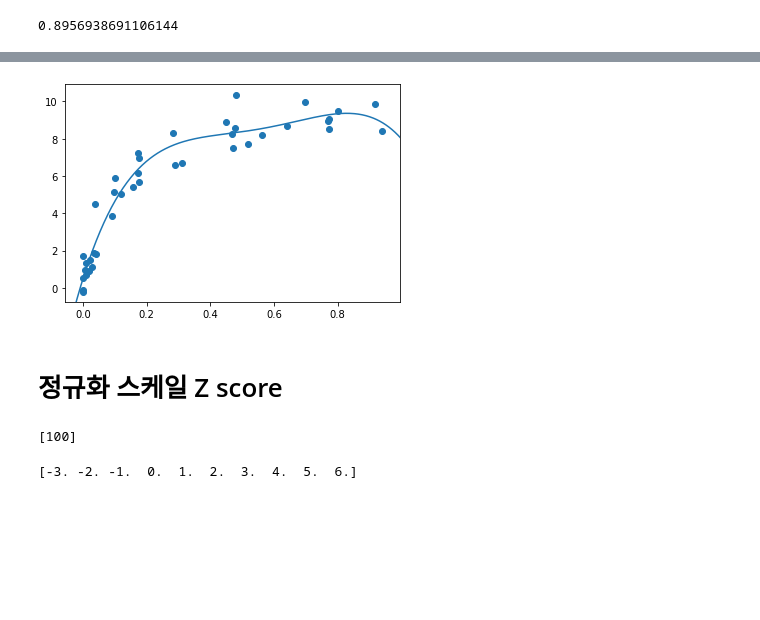
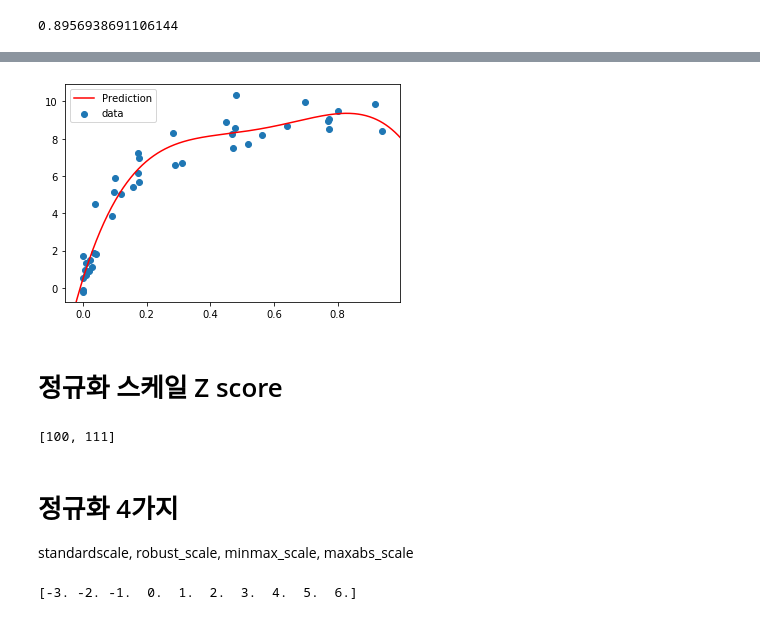
Before and after one commit to GinajiyoungSong/JejuBigDATA-analyst-Training-Course, a Jupyter notebook: python 4주차/2-2 전처리.GridSearCV 최상조합, scaling, 원핫인코더.ipynb, the cells around one changed output, grey strips where cells are left out. Drawn from its saved outputs; the diff is of its cells as text; code cells hidden in the pictures; blank space fills up the shorter version.

```diff
--- a/python 4주차/2-2 원핫인코더.ipynb
+++ b/python 4주차/2-2 전처리.GridSearCV 최상조합, scaling, 원핫인코더.ipynb
@@ -110,29 +116,35 @@ array([[-1.00000000e-01],
 # %%
 import matplotlib.pyplot as plt
-model = grid.best_estimator_
+
 # 위에서 최적의 하이퍼파라미터 값을 넣은 모델
 
 X_test = np.linspace(-0.1, 1.1, 500)[:, None]
 
 #ravel = flat 하게 평평하게 데이터를 만들어라 => 다차원이 1차원으로
-plt.scatter(X.ravel(), y) # y의 차수와 같은 차수로 만들기 위해서
-                          # X.ravel() 을 통해서 다 1차원으로 나눠서 y값을 뽑음
+plt.scatter(X.ravel(), y, label='data') # y의 차수와 같은 차수로 만들기 위해서
+                          # X.ravel() 을 통해서 (1x40) 40차원을 => 1차원으로 y값을 뽑음
 
 lim = plt.axis()
 
-y_test = model.fit(X,y).predict(X_test)
+model = grid.best_estimator_
 # 최상의 모델에 fitting 해서 방정식 만들어서 predict
-plt.plot(X_test.ravel(), y_test);
+
+       # X 는 40차원, 곡선그래프
+y_test = model.fit(X,y).predict(X_test)  # X_test 500차원의 값을 예측해라?
+
+
+plt.plot(X_test.ravel(), y_test, 'r-', label='Prediction'); #plot 그릴때는 같은차원으로...
+plt.legend(loc= 'upper left', fontsize=10)
 plt.axis(lim);
 # %% [output]
-[figure, old version]
+[figure, new version]
 # %% [markdown]
 # 정규화 스케일 Z score
 # %%
 import numpy as np
 import pandas as pd
 dataset= [10,12,12,13,12,11,14,13,15,10,10,10,100,12,14,13,
-          12,10,10,11,12,15,12,13,12,11,14,13,15,10,15,12,10,14,13,15,10]
+          12,10,10,11,12,15,12,13,12,111,14,13,15,10,15,12,10,14,13,15,10]
 outliers=[]
 
 def detect_outlier(data_1): # 매개변수
@@ -151,9 +163,12 @@ def detect_outlier(data_1): # 매개변수
 
     return outliers
 outlier_datapoints = detect_outlier(dataset)
-outlier_datapoints
+outlier_datapoints # 유난히 큰 수=> 이상치
 # %% [output]
-[100]
+[100, 111]
+# %% [markdown]
+# 정규화 4가지
+standardscale, robust_scale, minmax_scale, maxabs_scale
 # %%
 import pandas as pd
 import numpy as np
```
Also changed, not shown: parts of 12 cells of this notebook, 7 other files.
